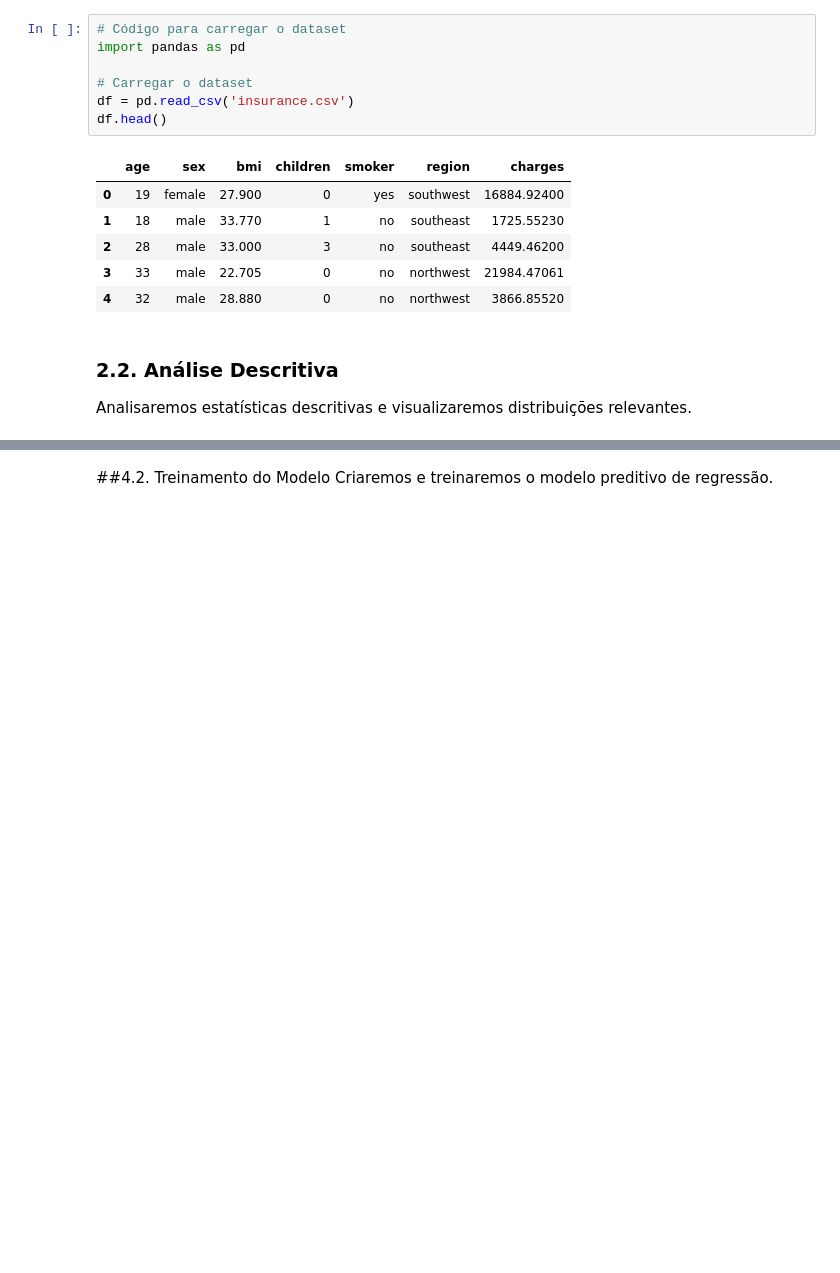
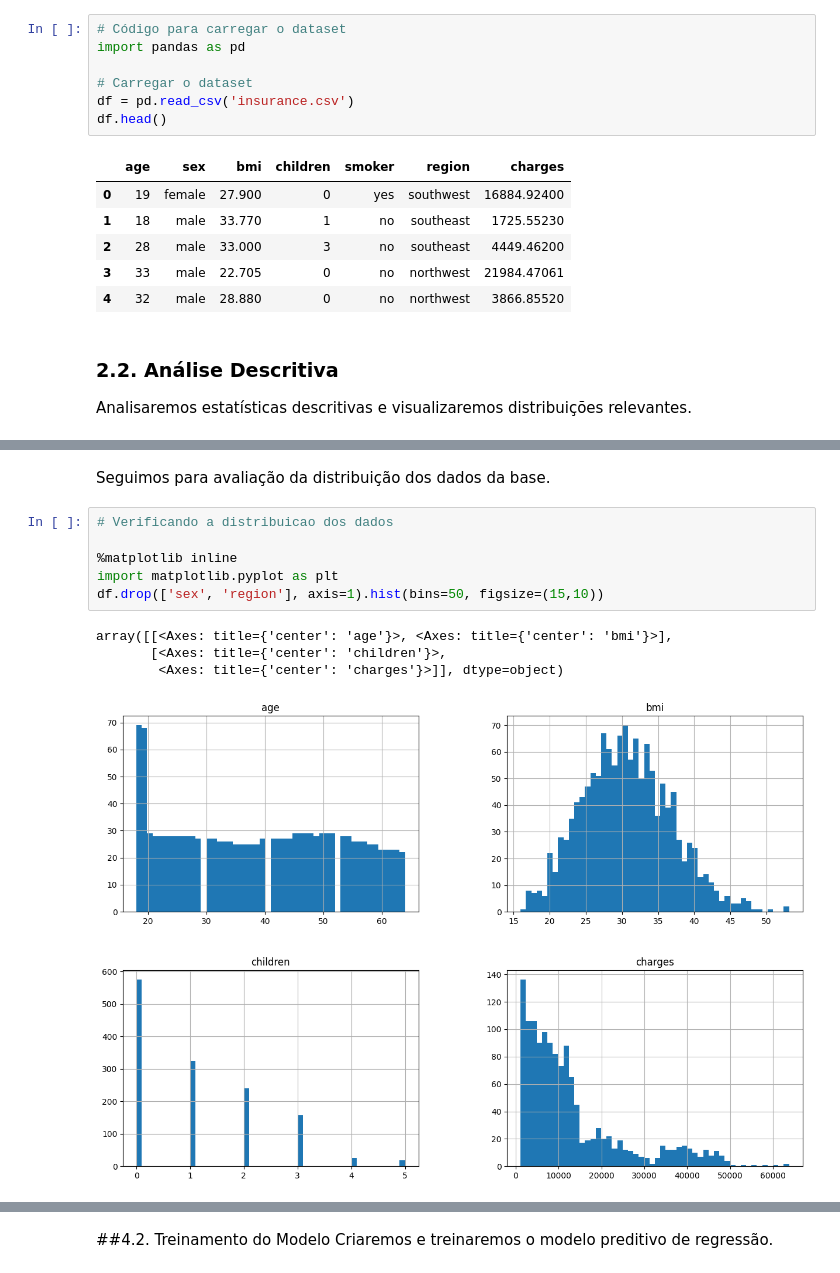
Before and after one commit to rafael2mind/tech-challenge-fase-1, a Jupyter notebook: Tech_Challenge_Grupo_38.ipynb, the cells around one changed output, grey strips where cells are left out. Drawn from its saved outputs; the diff is of its cells as text; blank space fills up the shorter version.

```diff
--- a/Tech_Challenge_Grupo_38.ipynb
+++ b/Tech_Challenge_Grupo_38.ipynb
@@ -115,3 +137,16 @@ plt.title('Distribuição das Idades')
 plt.show()
 # %% [output]
 [figure]
+# %% [markdown]
+Seguimos para avaliação da distribuição dos dados da base.
+# %%
+# Verificando a distribuicao dos dados
+
+%matplotlib inline
+import matplotlib.pyplot as plt
+df.drop(['sex', 'region'], axis=1).hist(bins=50, figsize=(15,10))
+# %% [output]
+array([[<Axes: title={'center': 'age'}>, <Axes: title={'center': 'bmi'}>],
+       [<Axes: title={'center': 'children'}>,
+        <Axes: title={'center': 'charges'}>]], dtype=object)
+[figure, added]
```
Also changed, not shown: parts of 29 cells of this notebook.
